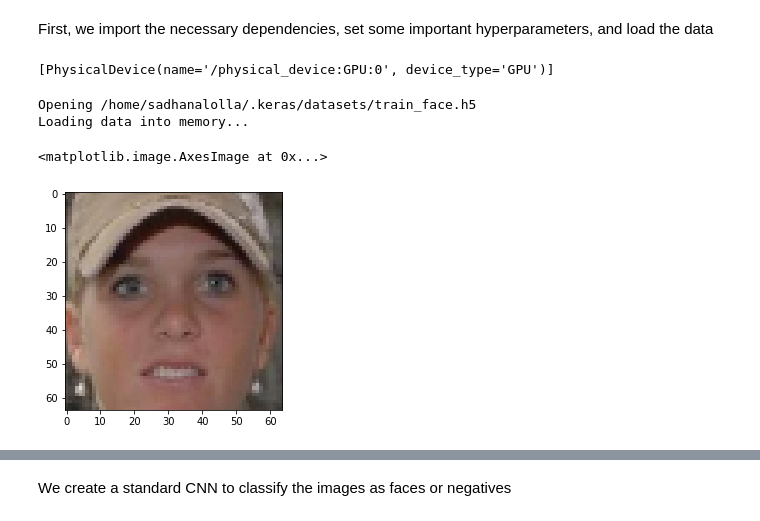
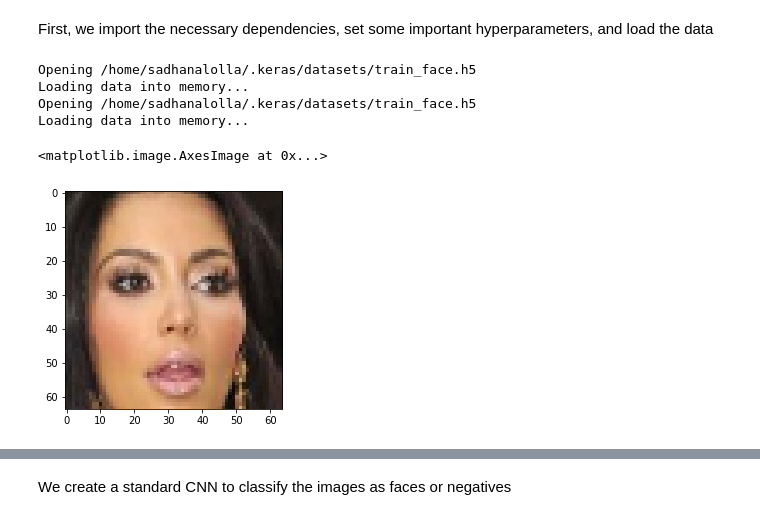
Before and after one commit to Samir-atra/capsa, a Jupyter notebook: notebooks/face_tutorial.ipynb, the cells around one changed output, grey strips where cells are left out. Saved outputs shown, nothing was run; the diff lists cells and outputs as text; code cells hidden in the pictures.

```diff
--- a/notebooks/face_tutorial.ipynb
+++ b/notebooks/face_tutorial.ipynb
@@ -19,4 +18,0 @@ import functools
-# %%
-print(tf.config.list_physical_devices('GPU'))
-# %% [output]
-[PhysicalDevice(name='/physical_device:GPU:0', device_type='GPU')]
@@ -28,12 +27,19 @@ data_path = tf.keras.utils.get_file(
     "train_face.h5", "https://www.dropbox.com/s/hlz8atheyozp1yx/train_face.h5?dl=1"
 )
 dataloader = TrainingDatasetLoader(data_path, batch_size=batch_size)
-sample_batch_imgs, _ = dataloader.return_sample_batch()
+sample_batch_imgs, sample_batch_labels = dataloader.return_sample_batch()
+test_dataloader = TrainingDatasetLoader(data_path, batch_size, training=False)
+selected_inds = test_dataloader.pos_train_inds
+sorted_inds = np.sort(selected_inds)
+test_img = (test_dataloader.images[sorted_inds, :, :, ::-1] / 255.0).astype(np.float32)
+test_label = test_dataloader.labels[sorted_inds, ...]
 # %% [output]
 Opening /home/sadhanalolla/.keras/datasets/train_face.h5
 Loading data into memory...
+Opening /home/sadhanalolla/.keras/datasets/train_face.h5
+Loading data into memory...
 # %%
-plt.imshow(sample_batch_imgs[30])
+plt.imshow(test_img[4])
 # %% [output]
 <matplotlib.image.AxesImage at 0x...>
-[figure, old version]
+[figure, new version]
```
Also changed, not shown: parts of 32 cells of this notebook, 8 other files.
